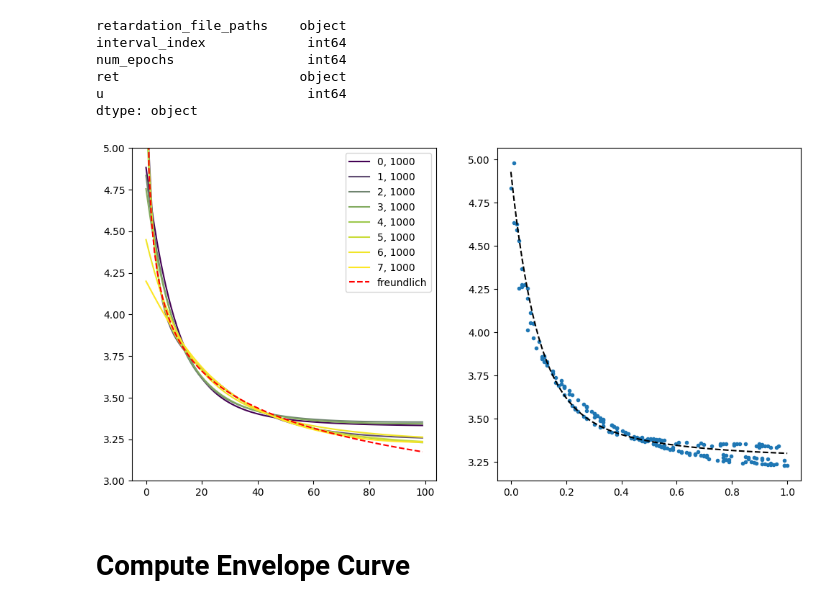
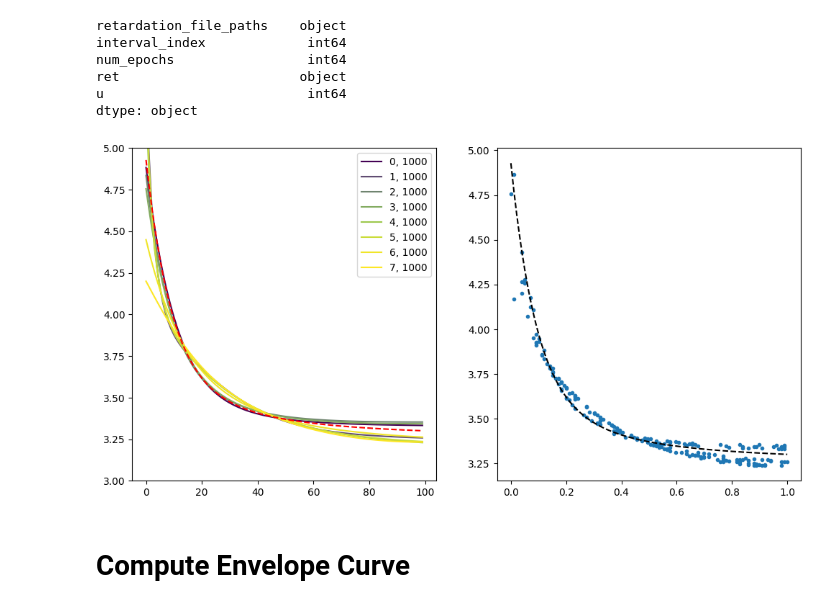
Before and after one commit to RiccardoFrenner/finn-nnpie, a Jupyter notebook: src/analyze_running_intervals.ipynb, the cells around one changed output. Cells and saved outputs as stored; diff of their text form; code cells hidden in the pictures.

```diff
--- a/src/analyze_running_intervals.ipynb
+++ b/src/analyze_running_intervals.ipynb
@@ -89,36 +89,36 @@ fig, (ax1, ax2) = plt.subplots(ncols=2, figsize=(12, 6))
 ret_freundlich = np.load("../data_out/retardation_freundlich.npy")
 
 initial_colors = plt.cm.viridis(np.linspace(0, 1, len(df)))
 final_color = initial_colors[-1]
 
 highest_time_step_ret = np.load(df["retardation_file_paths"].iloc[-1])
 
 sampled_u_indices = []
 sampled_rs = []
 for i, p in enumerate(df["retardation_file_paths"]):
     ret = np.load(p)
 
     u_index_samples = rng.choice(np.arange(0, 100), 25, replace=False)
     sampled_u_indices.extend(u_index_samples)
     sampled_rs.extend(ret[u_index_samples])
 
     mixed_color = initial_colors[i] * (1 - i / (len(df) - 1)) + final_color * (i / (len(df) - 1))
     ax1.plot(ret, label=f"{df['interval_index'][i]}, {df['num_epochs'][i]}", color=mixed_color)
 
 sampled_u_indices = np.array(sampled_u_indices)
 sampled_us = np.load("../data_out/u_ret.npy")[sampled_u_indices]
 sampled_rs = np.array(sampled_rs)
 finn_ret = np.load("../data_out/predicted_retardations/retPred_100.npy")
 ax2.plot(sampled_us, sampled_rs, ".")
 ax2.plot(np.load("../data_out/u_ret.npy"), finn_ret, "k--")
 
-ax1.plot(ret_freundlich, "r--", label="freundlich")#, color=final_color)
-# ax1.plot(finn_ret, "k--")
+# ax1.plot(ret_freundlich, "r--", label="freundlich")#, color=final_color)
+ax1.plot(finn_ret, "r--")
 ax1.set_ylim(3,5)
 ax1.legend()
 plt.show()
 # %% [output]
-[figure, old version]
+[figure, new version]
 # %% [markdown]
 # Compute Envelope Curve
 # %%
```
Also changed, not shown: parts of 1 cell of this notebook, 1 other file.
